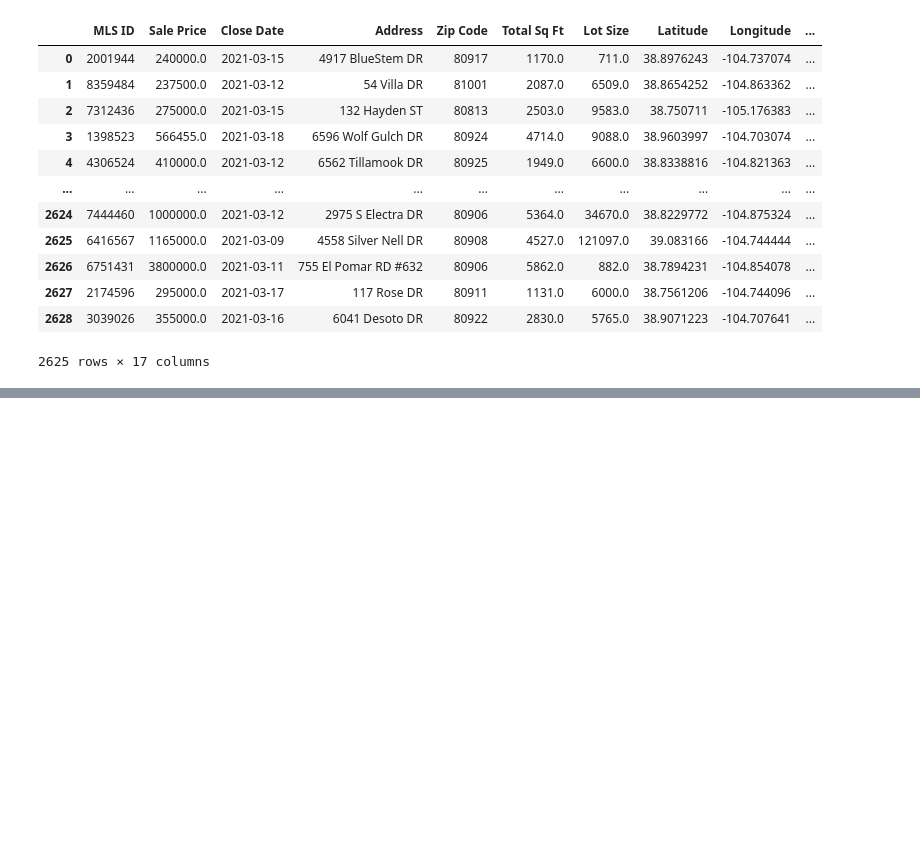
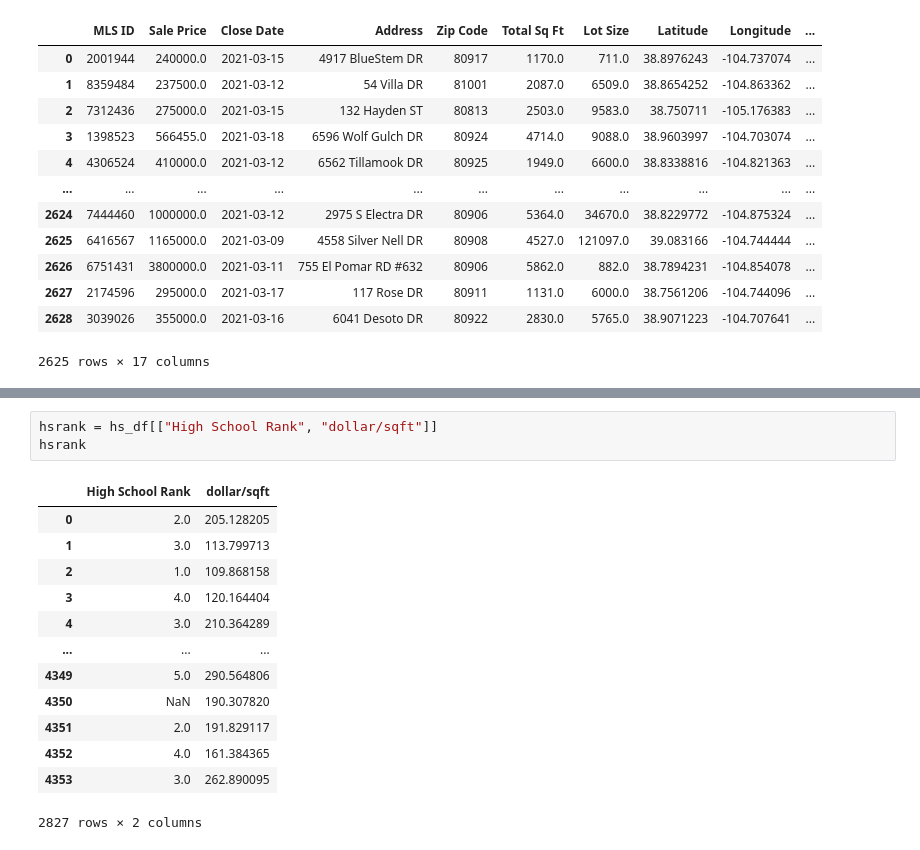
Before and after one commit to willserene/Housing_Analysis, a Jupyter notebook: Graphs-abhi.ipynb, the cells around one changed output, grey strips where cells are left out. Saved outputs shown, nothing was run; the diff lists cells and outputs as text; blank space fills up the shorter version.

```diff
--- a/Graphs-abhi.ipynb
+++ b/Graphs-abhi.ipynb
@@ -483,3 +483,20 @@ plt.show()
 # %% [output]
 [interactive output not drawn]
 [interactive output not drawn]
+# %%
+hsrank = hs_df[["High School Rank", "dollar/sqft"]]
+hsrank
+# %% [output]
+|  | High School Rank | dollar/sqft |
+| 0 | 2.0 | 205.128205 |
+| 1 | 3.0 | 113.799713 |
+| 2 | 1.0 | 109.868158 |
+| 3 | 4.0 | 120.164404 |
+| 4 | 3.0 | 210.364289 |
+| ... | ... | ... |
+| 4349 | 5.0 | 290.564806 |
+| 4350 | NaN | 190.307820 |
+| 4351 | 2.0 | 191.829117 |
+| 4352 | 4.0 | 161.384365 |
+| 4353 | 3.0 | 262.890095 |
+2827 rows × 2 columns
```
Also changed, not shown: parts of 8 cells of this notebook, 3 other files.
